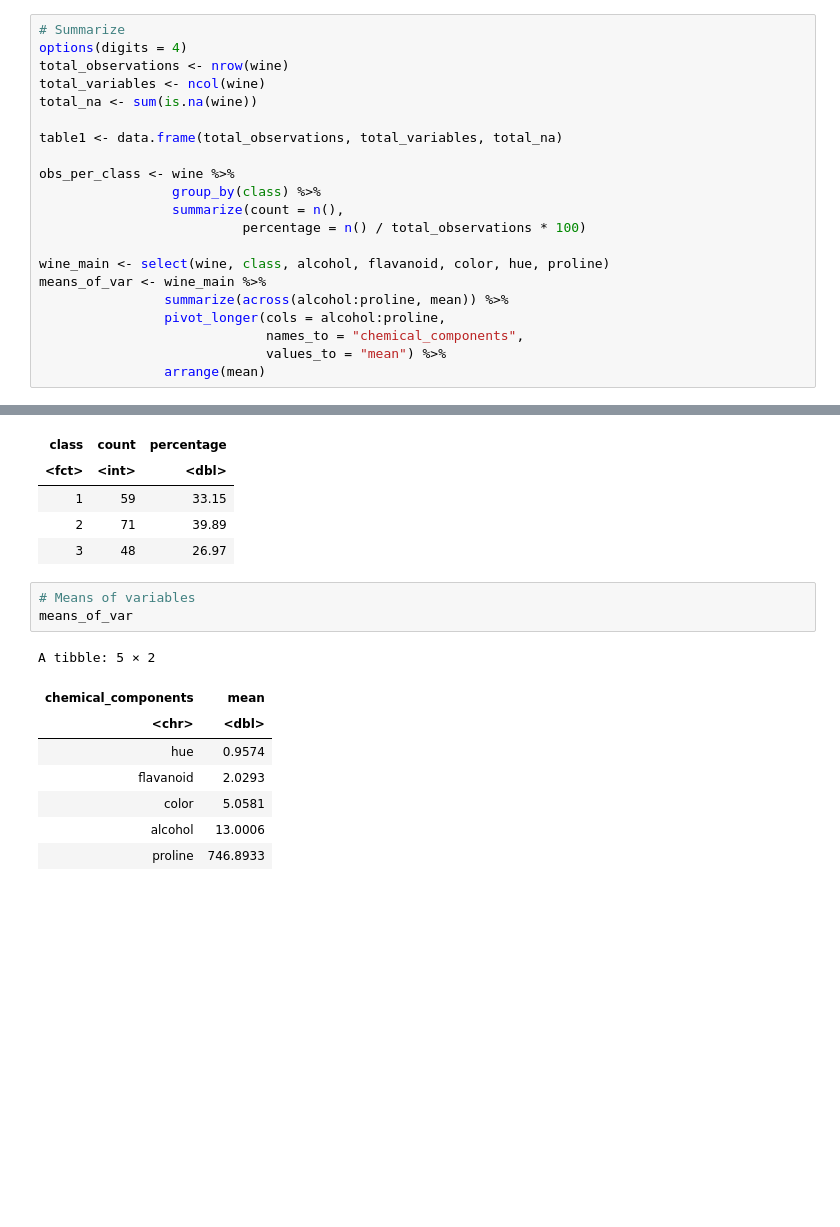
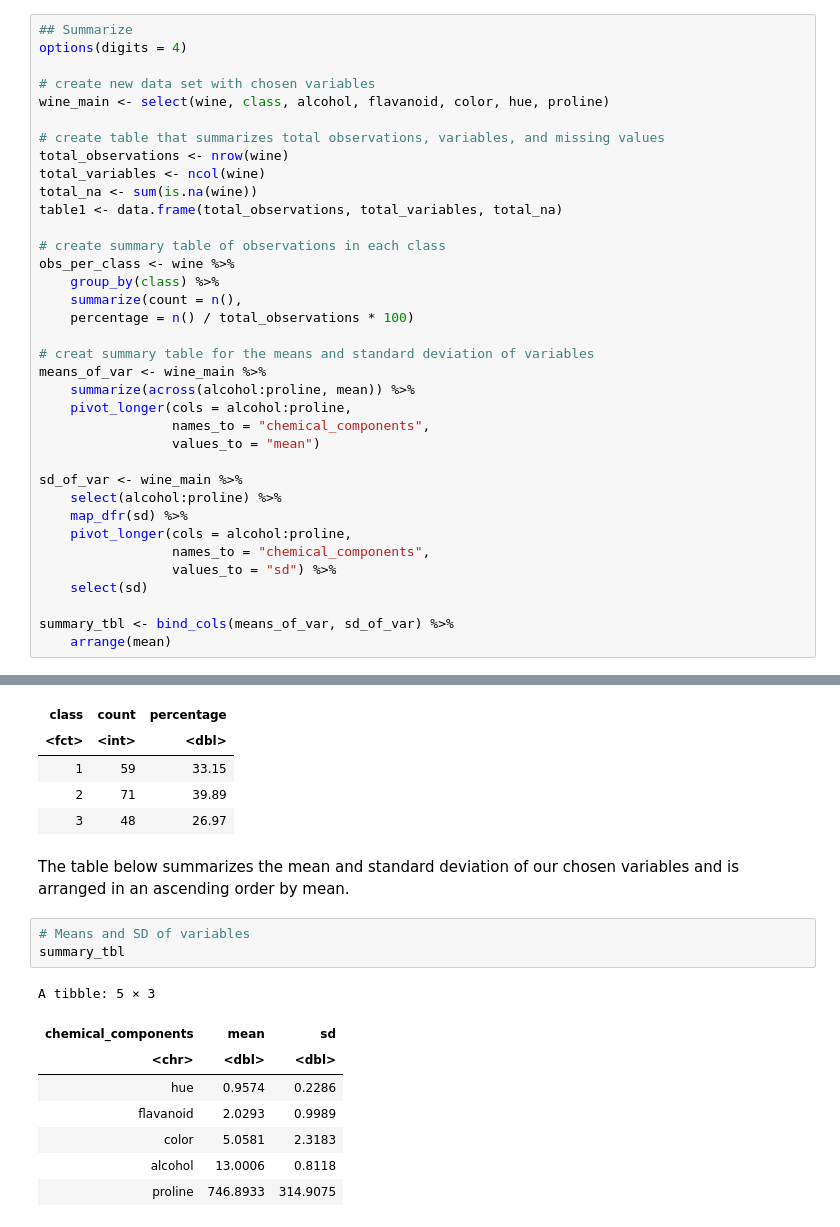
Before and after one commit to Herman-Liao/dsci100groupproject, a Jupyter notebook: Wine Classification.ipynb, the cells around one changed output, grey strips where cells are left out. Cells and saved outputs as stored; diff of their text form; blank space fills up the shorter version.

Commit message:
Kinda final proposal
Added almost everything, only word count needs to be changed.

```diff
--- a/Wine Classification.ipynb
+++ b/Wine Classification.ipynb
@@ -85,21 +81,36 @@ A tibble: 6 × 14
 # %%
-# Summarize
+## Summarize
 options(digits = 4)
+
+# create new data set with chosen variables
+wine_main <- select(wine, class, alcohol, flavanoid, color, hue, proline)
+
+# create table that summarizes total observations, variables, and missing values
 total_observations <- nrow(wine)
 total_variables <- ncol(wine)
 total_na <- sum(is.na(wine))
-
 table1 <- data.frame(total_observations, total_variables, total_na)
 
+# create summary table of observations in each class
 obs_per_class <- wine %>%
-                 group_by(class) %>%
-                 summarize(count = n(),
-                          percentage = n() / total_observations * 100)
+    group_by(class) %>%
+    summarize(count = n(),
+    percentage = n() / total_observations * 100)
 
-wine_main <- select(wine, class, alcohol, flavanoid, color, hue, proline)
+# creat summary table for the means and standard deviation of variables
 means_of_var <- wine_main %>%
-                summarize(across(alcohol:proline, mean)) %>%
-                pivot_longer(cols = alcohol:proline,
-                             names_to = "chemical_components",
-                             values_to = "mean") %>%
-                arrange(mean)
+    summarize(across(alcohol:proline, mean)) %>%
+    pivot_longer(cols = alcohol:proline,
+                 names_to = "chemical_components",
+                 values_to = "mean")
+
+sd_of_var <- wine_main %>%
+    select(alcohol:proline) %>%
+    map_dfr(sd) %>%
+    pivot_longer(cols = alcohol:proline,
+                 names_to = "chemical_components",
+                 values_to = "sd") %>%
+    select(sd)
+
+summary_tbl <- bind_cols(means_of_var, sd_of_var) %>%
+    arrange(mean)
@@ -123,15 +137,17 @@ A tibble: 3 × 3
 | 1 | 59 | 33.15 |
 | 2 | 71 | 39.89 |
 | 3 | 48 | 26.97 |
+# %% [markdown]
+The table below summarizes the mean and standard deviation of our chosen variables and is arranged in an ascending order by mean.
 # %%
-# Means of variables
-means_of_var
+# Means and SD of variables
+summary_tbl
 # %% [output]
-A tibble: 5 × 2
+A tibble: 5 × 3
-| chemical_components | mean |
-| <chr> | <dbl> |
-| hue | 0.9574 |
-| flavanoid | 2.0293 |
-| color | 5.0581 |
-| alcohol | 13.0006 |
-| proline | 746.8933 |
+| chemical_components | mean | sd |
+| <chr> | <dbl> | <dbl> |
+| hue | 0.9574 | 0.2286 |
+| flavanoid | 2.0293 | 0.9989 |
+| color | 5.0581 | 2.3183 |
+| alcohol | 13.0006 | 0.8118 |
+| proline | 746.8933 | 314.9075 |
```
Also changed, not shown: parts of 22 cells of this notebook.
